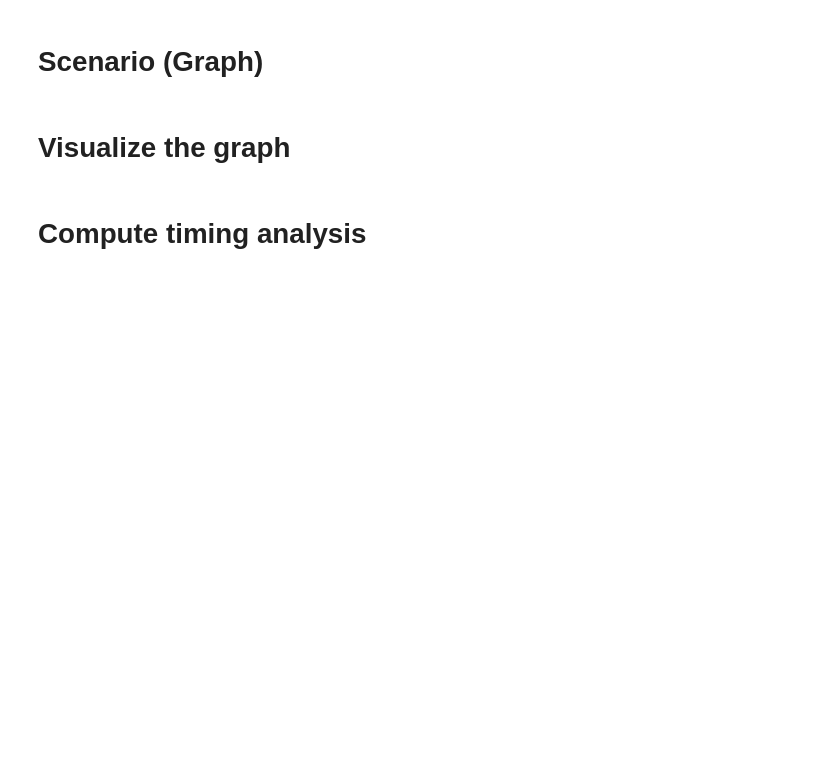
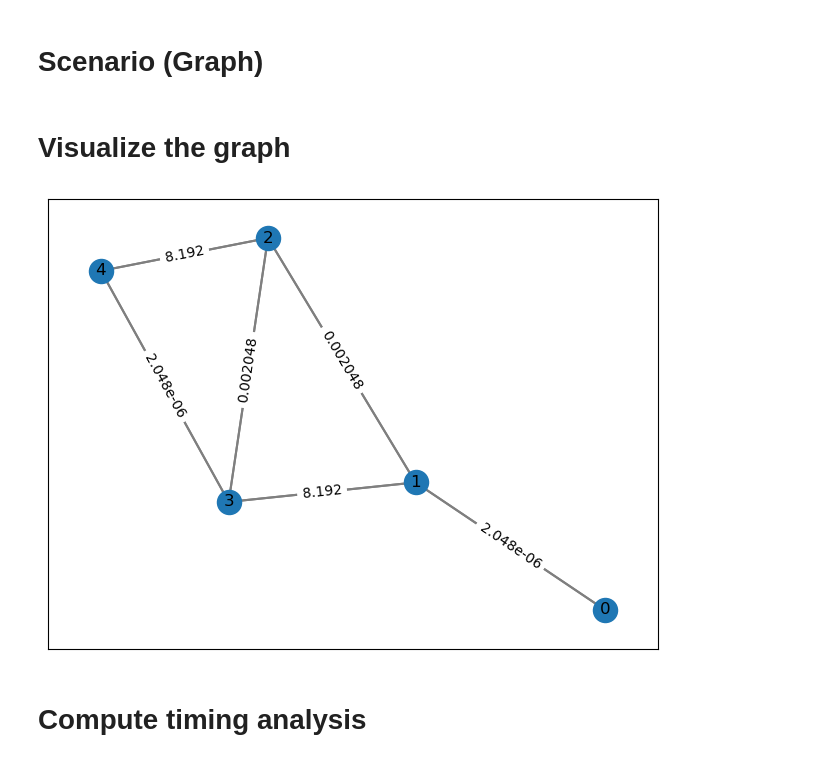
Before and after one commit to Galfurian/someip_timing_analysis, a Jupyter notebook: notebooks/test_network.ipynb, the cells around one changed output. Cells and saved outputs as stored; diff of their text form; code cells hidden in the pictures; blank space fills up the shorter version.

```diff
--- a/notebooks/test_network.ipynb
+++ b/notebooks/test_network.ipynb
@@ -67,51 +66,53 @@ n2 = Device(id = 2, entities = [S3, C2, C3], base_delay = 0.075)
 n3 = Device(id = 3, entities = [S4, C4],     base_delay = 0.045)
 n4 = Device(id = 4, entities = [C5],         base_delay = 0.076)
 
-# Create the graph, using weights computed using the following formula:
+# Create the G, using weights computed using the following formula:
 #   (frame_length * 8) / link_speed
 #
-G = Graph(
+graph = Graph(
     connections = [
-        (n0, n1, lambda graph, node0, node1: ( 256 * 8) / 1e09),
-        (n1, n2, lambda graph, node0, node1: ( 256 * 8) / 1e06),
-        (n1, n3, lambda graph, node0, node1: (1024 * 8) / 1e03),
-        (n3, n4, lambda graph, node0, node1: ( 256 * 8) / 1e09),
-        (n2, n3, lambda graph, node0, node1: ( 256 * 8) / 1e06),
-        (n2, n4, lambda graph, node0, node1: (1024 * 8) / 1e03)
+        (n0, n1, lambda G, node0, node1: ( 256 * 8) / 1e09),
+        (n1, n2, lambda G, node0, node1: ( 256 * 8) / 1e06),
+        (n1, n3, lambda G, node0, node1: (1024 * 8) / 1e03),
+        (n3, n4, lambda G, node0, node1: ( 256 * 8) / 1e09),
+        (n2, n3, lambda G, node0, node1: ( 256 * 8) / 1e06),
+        (n2, n4, lambda G, node0, node1: (1024 * 8) / 1e03)
     ],
     directed = False
 )
 # %% [markdown]
 # Visualize the graph
 # %%
-if G.directed:
-    graph = nx.DiGraph()
+if graph.directed:
+    G = nx.DiGraph()
 else:
-    graph = nx.Graph()
+    G = nx.Graph()
 
 # List of edges.
-edge_list = [(source.id, target.id) for (source, target) in G.get_edge_list()]
+edge_list = [(source.id, target.id) for (source, target) in graph.get_edge_list()]
 
 # List of edge labels.
 edge_labels = {}
-for (source, target) in G.get_edge_list():
-    edge_labels[source.id, target.id] = str(G.get_weight(source, target))
+for (source, target) in graph.get_edge_list():
+    edge_labels[source.id, target.id] = str(graph.get_weight(source, target))
 
 # Add the edges.
-graph.add_edges_from(edge_list)
+G.add_edges_from(edge_list)
 # Positions for all nodes.
-pos = nx.spring_layout(graph, seed=1, k=0.15, iterations=20)
+pos = nx.spring_layout(G, k=1, iterations=100)
 # Add the nodes.
-nx.draw_networkx_nodes(graph, pos, node_color="tab:blue")
+nx.draw_networkx_nodes(G, pos, node_color="tab:blue")
 # Draw the node labels.
-nx.draw_networkx_labels(graph, pos, font_family="sans-serif")
+nx.draw_networkx_labels(G, pos, font_family="sans-serif")
 # Draw the edges.
-nx.draw_networkx_edges(graph, pos, edgelist=edge_list, width=1.5, edge_color="tab:gray")
+nx.draw_networkx_edges(G, pos, edgelist=edge_list, width=1.5, edge_color="tab:gray")
 # Draw the edges weights.
-nx.draw_networkx_edge_labels(graph, pos, edge_labels)
-# Draw the graph.
+nx.draw_networkx_edge_labels(G, pos, edge_labels)
+# Draw the G.
 plt.tight_layout()
 plt.show()
+# %% [output]
+[figure, added]
 # %% [markdown]
 # Compute timing analysis
 # %%
```
Also changed, not shown: parts of 3 cells of this notebook, 3 other files.
